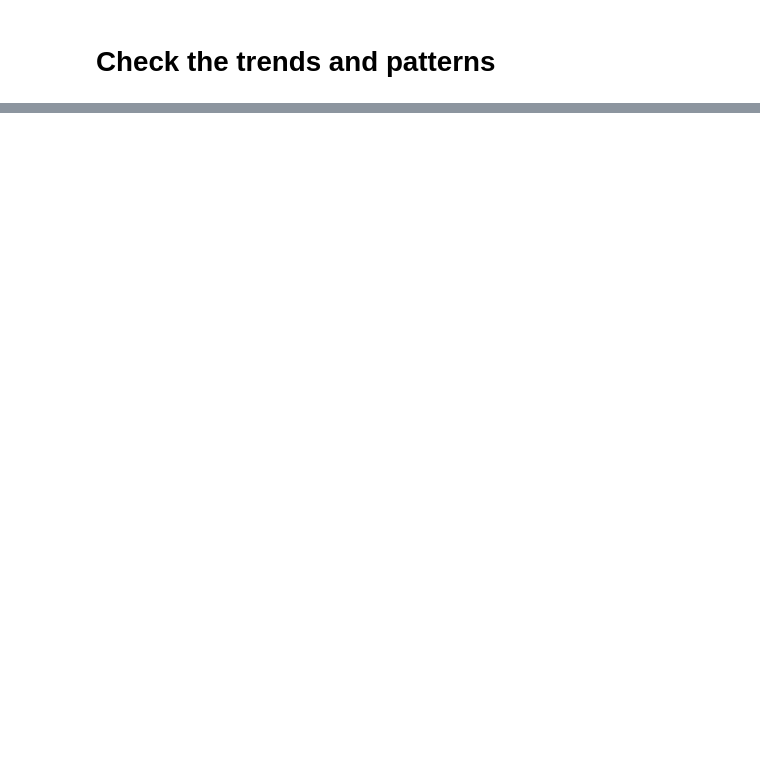
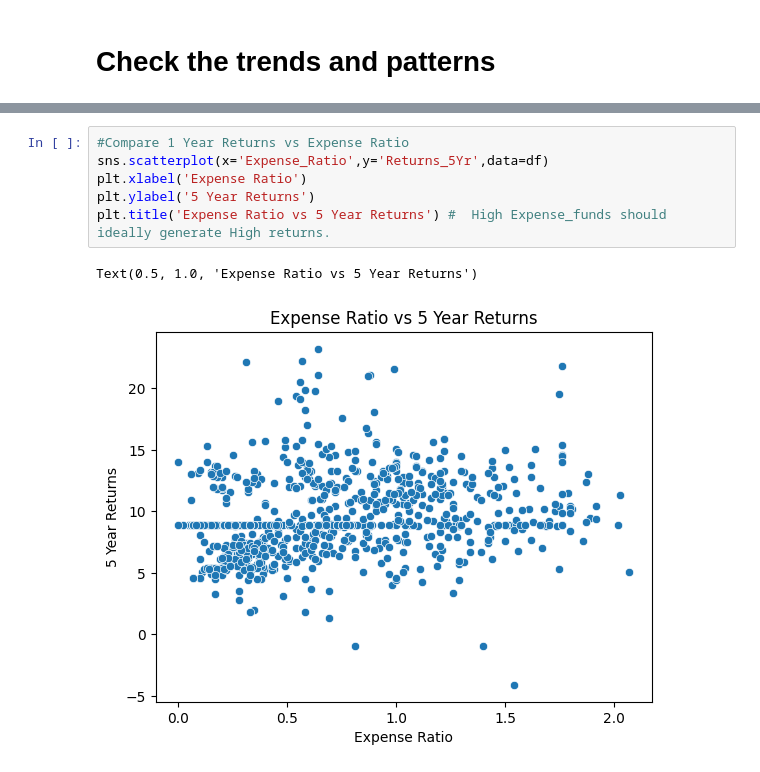
Before and after one commit to Zuhebkhan10/Mutual-Funds_Analysis, a Jupyter notebook: mutual-funds_analysis.ipynb, the cells around one changed output, grey strips where cells are left out. Saved outputs shown, nothing was run; the diff lists cells and outputs as text; blank space fills up the shorter version.

```diff
--- a/mutual-funds_analysis.ipynb
+++ b/mutual-funds_analysis.ipynb
@@ -1221,0 +2185,9 @@ df.head()
+# %%
+#Compare 1 Year Returns vs Expense Ratio
+sns.scatterplot(x='Expense_Ratio',y='Returns_5Yr',data=df)
+plt.xlabel('Expense Ratio')
+plt.ylabel('5 Year Returns')
+plt.title('Expense Ratio vs 5 Year Returns') #  High Expense_funds should ideally generate High returns.
+# %% [output]
+Text(0.5, 1.0, 'Expense Ratio vs 5 Year Returns')
+[figure, added]
```
Also changed, not shown: parts of 178 cells of this notebook.
